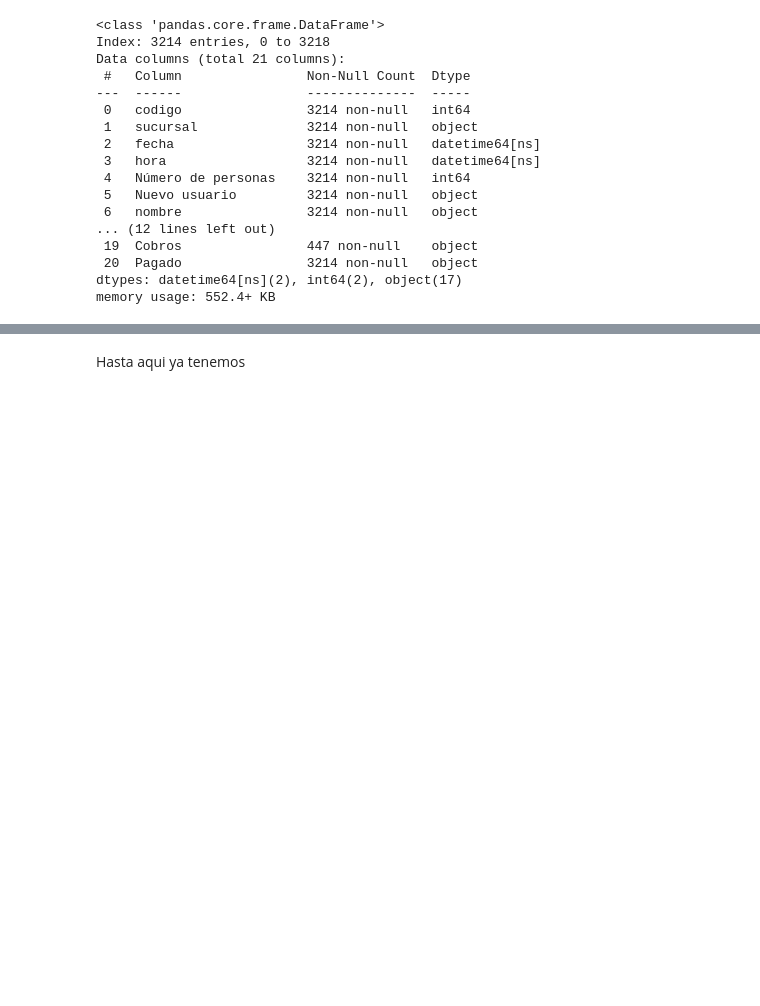
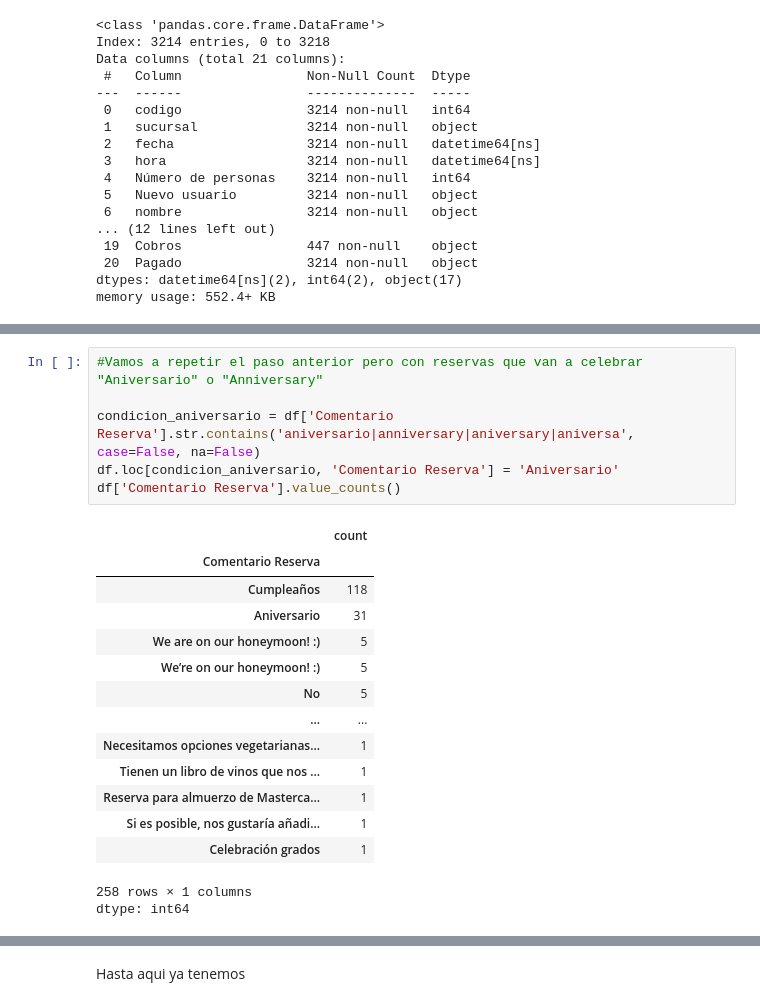
Before and after one commit to salazarcristian1014/restaurant-cancelation-project, a Jupyter notebook: notebooks/01_data_cleaning_and_optimization.ipynb, the cells around one changed output, grey strips where cells are left out. Cells and saved outputs as stored; diff of their text form; blank space fills up the shorter version.

```diff
--- a/notebooks/01_data_cleaning_and_optimization.ipynb
+++ b/notebooks/01_data_cleaning_and_optimization.ipynb
@@ -606,0 +630,22 @@ dtype: int64
+# %%
+#Vamos a repetir el paso anterior pero con reservas que van a celebrar "Aniversario" o "Anniversary"
+
+condicion_aniversario = df['Comentario Reserva'].str.contains('aniversario|anniversary|aniversary|aniversa', case=False, na=False)
+df.loc[condicion_aniversario, 'Comentario Reserva'] = 'Aniversario'
+df['Comentario Reserva'].value_counts()
+# %% [output]
+|  | count |
+| Comentario Reserva |  |
+| Cumpleaños | 118 |
+| Aniversario | 31 |
+| We are on our honeymoon! :) | 5 |
+| We’re on our honeymoon! :) | 5 |
+| No | 5 |
+| ... | ... |
+| Necesitamos opciones vegetarianas... | 1 |
+| Tienen un libro de vinos que nos ... | 1 |
+| Reserva para almuerzo de Masterca... | 1 |
+| Si es posible, nos gustaría añadi... | 1 |
+| Celebración grados | 1 |
+258 rows × 1 columns
+dtype: int64
```
Also changed, not shown: parts of 5 cells of this notebook.
